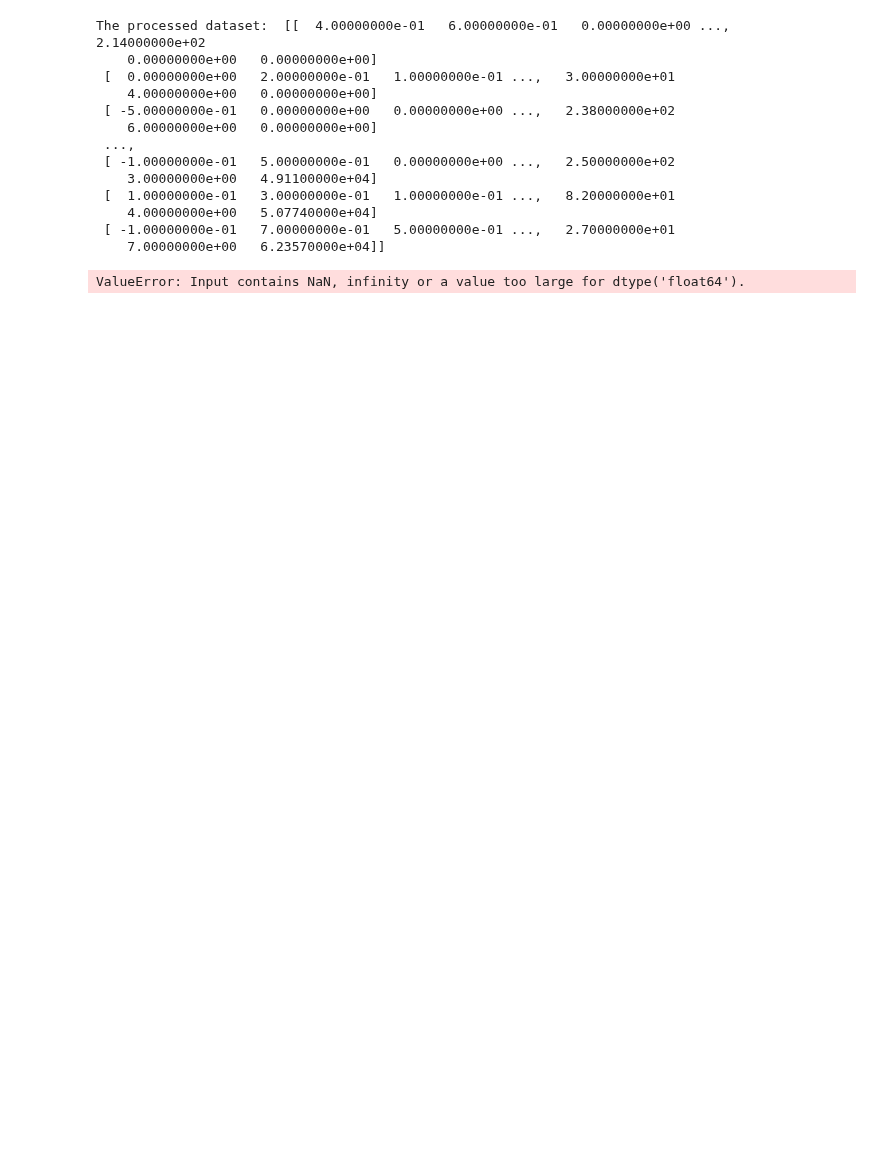
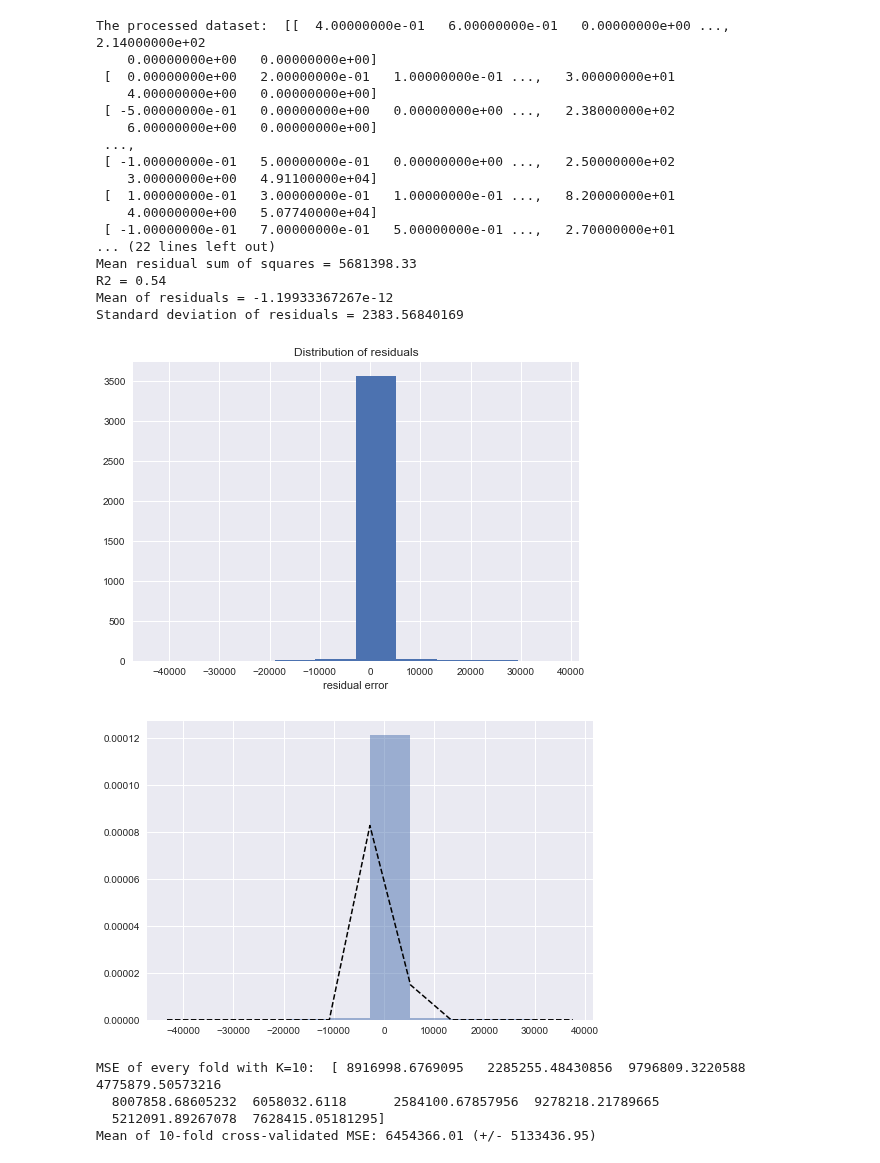
Before and after one commit to pjmedina/popularitybot, a Jupyter notebook: data/Supervised_Popularitybot.ipynb, the cells around one changed output. Saved outputs shown, nothing was run; the diff lists cells and outputs as text; code cells hidden in the pictures; blank space fills up the shorter version.

```diff
--- a/data/Supervised_Popularitybot.ipynb
+++ b/data/Supervised_Popularitybot.ipynb
@@ -12,6 +12,9 @@ from sklearn.metrics import r2_score
 from sklearn.metrics import mean_squared_error
 from sklearn import preprocessing
 from sklearn.preprocessing import LabelEncoder
+from sklearn.model_selection import KFold
+from sklearn.model_selection import cross_val_score
+#from sklearn.cross_validation import cross_val_score, cross_val_predic
 
 #evaluate packages
 from sklearn.datasets import make_friedman1
@@ -27,7 +30,8 @@ from sklearn.linear_model import Ridge
 from sklearn.model_selection import learning_curve
 from sklearn.svm import SVC
 
-dataset = pd.read_csv('popularitybot_datamodel.csv')
+dataset = pd.read_csv('popularitybot_datamodel2.csv')
+dataset.isnull().any()
 dataset.head()
 dataset.describe()
 
@@ -130,34 +134,44 @@ print("Standard deviation of residuals =", np.std(residual_error))
 plt.figure(6)
 plt.hist(residual_error)
 plt.title("Distribution of residuals")
 plt.xlabel("residual error")
 plt.show()
 
 # distribution of residuals with normal distribution
 plt.figure(7)
 n, bins, patches = plt.hist(residual_error, 10, normed=1,  alpha = 0.5)
 y_pdf = P.normpdf(bins, np.mean(residual_error), np.std(residual_error))
 l = P.plot(bins, y_pdf, 'k--', linewidth=1.5)
 plt.show()
 
 
 #calculating 10 fold corss validation results
-kf = KFold(len(CV), n_folds=10, shuffle=True, random_state=0)
-scores = cross_val_score(model, data, CV, scoring = 'mean_squared_error', cv=kf)
+model = linear_model.LinearRegression()
+kf = KFold(n_splits=10, shuffle=True, random_state=0)
+scores = cross_val_score(model, data, CV, scoring = 'neg_mean_squared_error', cv=kf)
 print("MSE of every fold with K=10: ", abs(scores))
 print("Mean of 10-fold cross-validated MSE: %0.2f (+/- %0.2f)" % (abs(scores.mean()), scores.std() * 2))
 # %% [output]
 The processed dataset:  [[  4.00000000e-01   6.00000000e-01   0.00000000e+00 ...,   2.14000000e+02
     0.00000000e+00   0.00000000e+00]
  [  0.00000000e+00   2.00000000e-01   1.00000000e-01 ...,   3.00000000e+01
     4.00000000e+00   0.00000000e+00]
  [ -5.00000000e-01   0.00000000e+00   0.00000000e+00 ...,   2.38000000e+02
     6.00000000e+00   0.00000000e+00]
  ...,
  [ -1.00000000e-01   5.00000000e-01   0.00000000e+00 ...,   2.50000000e+02
     3.00000000e+00   4.91100000e+04]
  [  1.00000000e-01   3.00000000e-01   1.00000000e-01 ...,   8.20000000e+01
     4.00000000e+00   5.07740000e+04]
  [ -1.00000000e-01   7.00000000e-01   5.00000000e-01 ...,   2.70000000e+01
-    7.00000000e+00   6.23570000e+04]]
+... (22 lines left out)
+Mean residual sum of squares = 5681398.33
+R2 = 0.54
+Mean of residuals = -1.19933367267e-12
+Standard deviation of residuals = 2383.56840169
+[figure, added]
+[figure, added]
-ValueError: Input contains NaN, infinity or a value too large for dtype('float64').
+MSE of every fold with K=10:  [ 8916998.6769095   2285255.48430856  9796809.3220588   4775879.50573216
+  8007858.68605232  6058032.6118      2584100.67857956  9278218.21789665
+  5212091.89267078  7628415.05181295]
+Mean of 10-fold cross-validated MSE: 6454366.01 (+/- 5133436.95)
```
